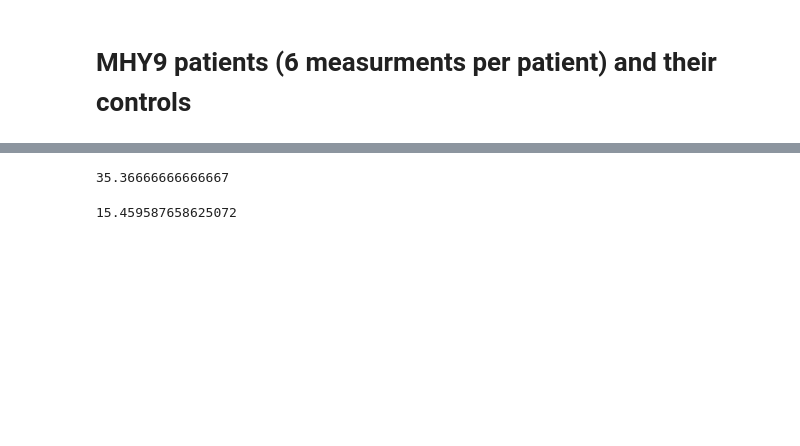
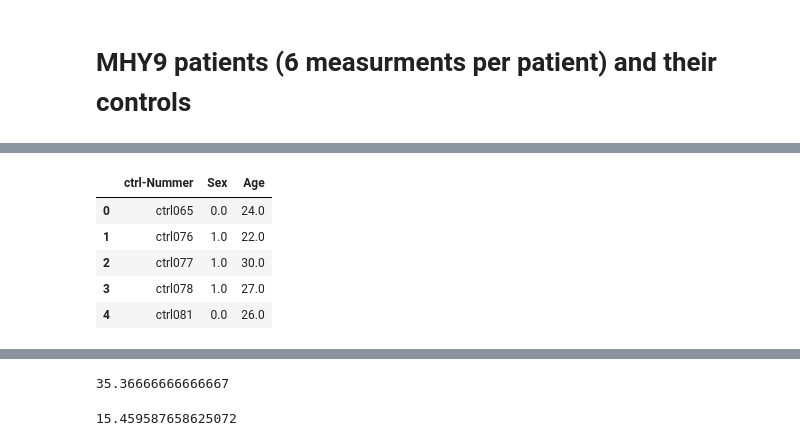
Before and after one commit to SaraKaliman/dc-data-novel-MYH9-variant, a Jupyter notebook: Step2_group_comparison.ipynb, the cells around one changed output, grey strips where cells are left out. Drawn from its saved outputs; the diff is of its cells as text; code cells hidden in the pictures; blank space fills up the shorter version.

```diff
--- a/Step2_group_comparison.ipynb
+++ b/Step2_group_comparison.ipynb
@@ -26,7 +44,16 @@ df_all = pd.concat([df_controls, df_patients])
 # %%
 # read metadata
 # %%
-df_controls_meta =  pd.read_excel(Folder / "metadata" / "controls.xlsx")
+df_controls_meta =  pd.read_csv(Main_Folder / "raw data csv" / "controls_metadata.csv")
+# %%
+df_controls_meta.head()
+# %% [output]
+|  | ctrl-Nummer | Sex | Age |
+| 0 | ctrl065 | 0.0 | 24.0 |
+| 1 | ctrl076 | 1.0 | 22.0 |
+| 2 | ctrl077 | 1.0 | 30.0 |
+| 3 | ctrl078 | 1.0 | 27.0 |
+| 4 | ctrl081 | 0.0 | 26.0 |
 # %%
 df_controls_meta.shape
 # %% [output]
```
Also changed, not shown: parts of 7 cells of this notebook, 1 other file.
